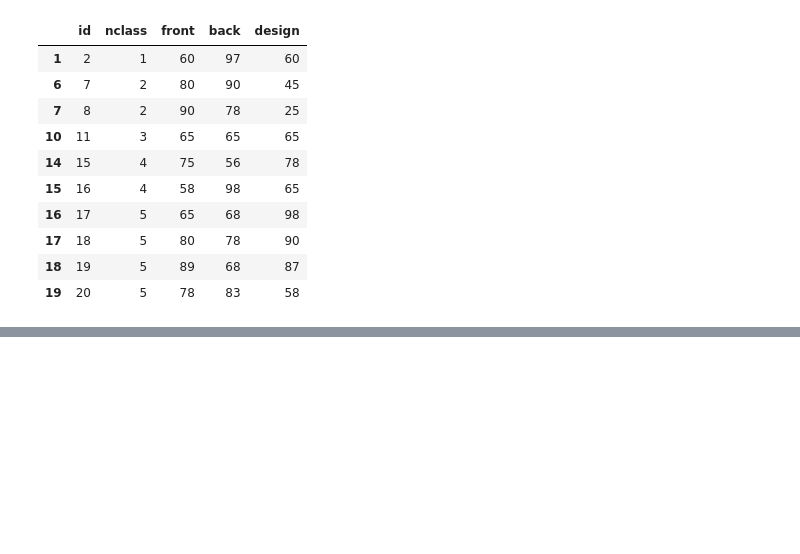
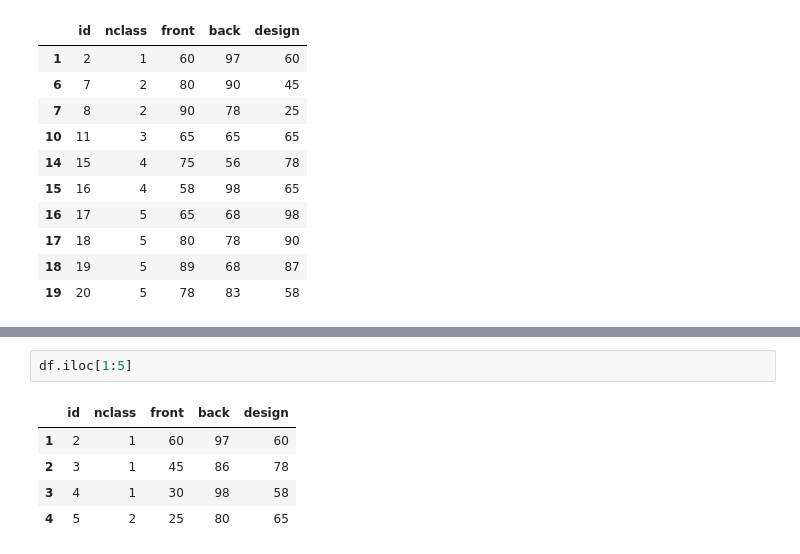
Before and after one commit to Likelion-at-SMWU-13th/KimEunJi, a Jupyter notebook: part2-5_hw/week5_hw.ipynb, the cells around one changed output, grey strips where cells are left out. Saved outputs shown, nothing was run; the diff lists cells and outputs as text; blank space fills up the shorter version.

```diff
--- a/part2-5_hw/week5_hw.ipynb
+++ b/part2-5_hw/week5_hw.ipynb
@@ -442,0 +479,8 @@ df.loc[df['front']>50]
+# %%
+df.iloc[1:5]
+# %% [output]
+|  | id | nclass | front | back | design |
+| 1 | 2 | 1 | 60 | 97 | 60 |
+| 2 | 3 | 1 | 45 | 86 | 78 |
+| 3 | 4 | 1 | 30 | 98 | 58 |
+| 4 | 5 | 2 | 25 | 80 | 65 |
```
Also changed, not shown: parts of 21 cells of this notebook.
